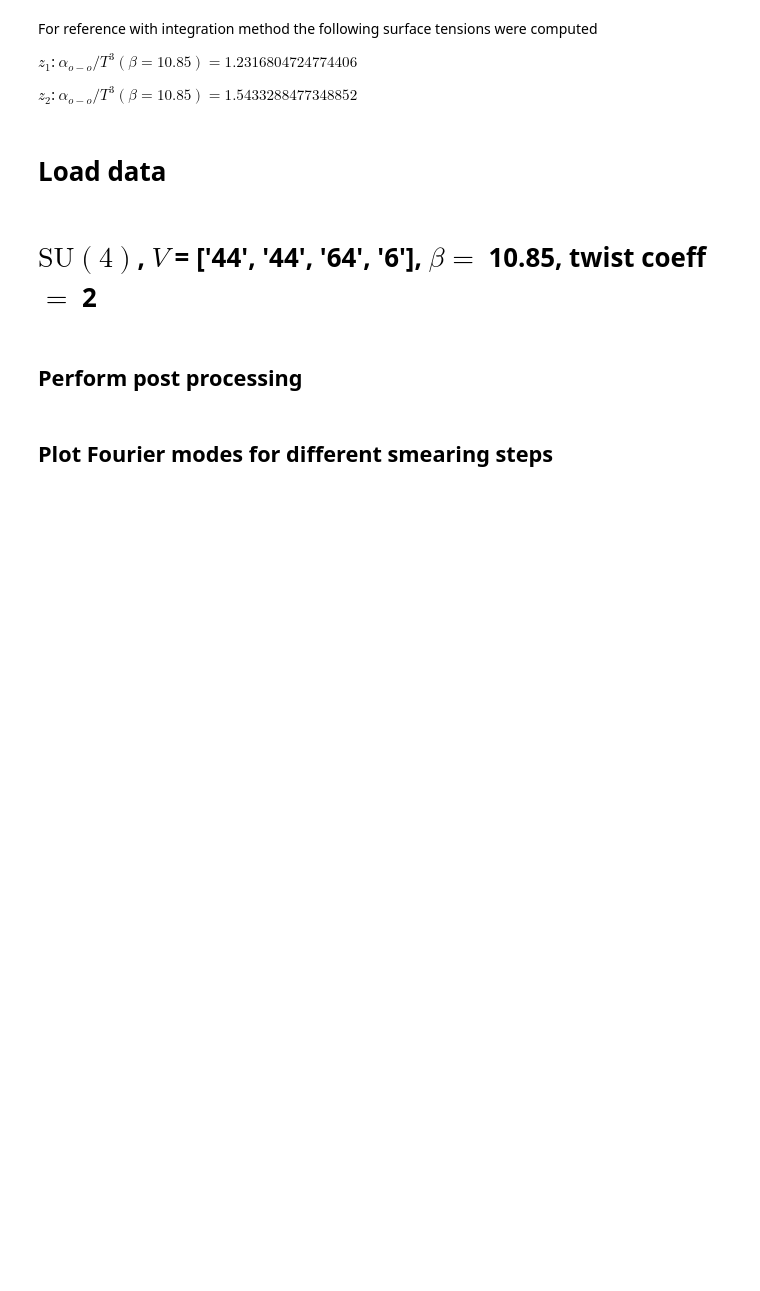
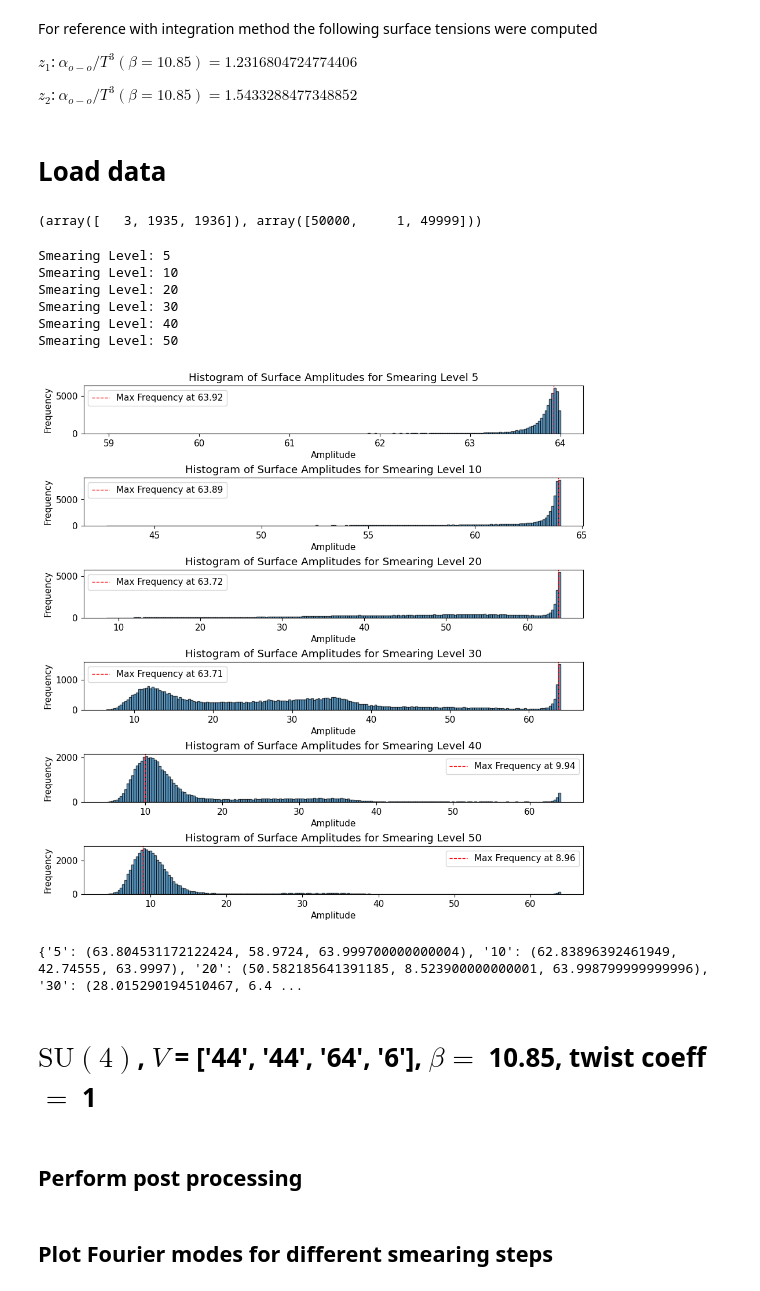
Before and after one commit to Haaaaron/SUN_twist_python_analysis, a Jupyter notebook: notebooks/SUN_compute_fourier_modes.ipynb, the cells around one changed output. Drawn from its saved outputs; the diff is of its cells as text; code cells hidden in the pictures; blank space fills up the shorter version.

```diff
--- a/notebooks/SUN_compute_fourier_modes.ipynb
+++ b/notebooks/SUN_compute_fourier_modes.ipynb
@@ -19,26 +20,49 @@ $z_1$: $\alpha_{o-o} / T^3(\beta=10.85) = 1.2316804724774406$
 $z_2$: $\alpha_{o-o} / T^3(\beta=10.85) = 1.5433288477348852$
 # %% [markdown]
 # Load data
+# %%
+from modules.globals import folder_names
+choose_folder = 11
+smooth_surfaces = {}
+folder = folder_names[choose_folder-1]
+files = glob.glob(os.path.join(folder, "surface_smooth_*"))
+for file in files:
+    file_name = file.split("/")[-1]
+    smearing_level = file_name.split("_")[-1]
+    volume, surface_smooth = read_and_write.read_surface_data(folder, file_name)
+    smooth_surfaces[smearing_level] = surface_smooth
+smooth_surfaces = dict(sorted(smooth_surfaces.items(), key=lambda item: int(item[0])))
+# %%
+np.unique([np.shape(instance) for instance in smooth_surfaces["10"]],return_counts=True)
+# %% [output]
+(array([   3, 1935, 1936]), array([50000,     1, 49999]))
+# %%
+indices = sf.surface_amplitudes(smooth_surfaces=smooth_surfaces,return_threshold=None,plot_histogram=True,thermalization=1000)
+# %% [output]
+Smearing Level: 5
+Smearing Level: 10
+Smearing Level: 20
+Smearing Level: 30
+Smearing Level: 40
+Smearing Level: 50
+[figure, added]
+{'5': (63.804531172122424, 58.9724, 63.999700000000004), '10': (62.83896392461949, 42.74555, 63.9997), '20': (50.582185641391185, 8.523900000000001, 63.998799999999996), '30': (28.015290194510467, 6.4 ...
 # %%
-folder_names = ["../data/output-measure-surface/su4-36-36-48-6",
-                "../data/output-measure-surface/su4-44-44-64-6/beta-12-twist-2",
-                "../data/output-measure-surface/su4-44-44-64-6/beta-10.9-twist-2",
-                "../data/output-measure-surface/su4-44-44-64-6/beta-10.85-twist-1",
-                "../data/output-measure-surface/su4-44-44-64-6/beta-10.85-twist-2"]
-choose_folder = 5
+from modules.globals import folder_names
+
+choose_folder = 11
 fourier_profiles = {}
 folder = folder_names[choose_folder-1]
 files = glob.glob(os.path.join(folder, "fourier_profile_*"))
 for file in files:
     file_name = file.split("/")[-1]
     smearing_level = file_name.split("_")[-1]
-    volume, fourier_profile = read_and_write.read_surface_data(folder, file_name)
+    volume, modes, fourier_profile = read_and_write.read_fourier_profile(folder,file_name=file_name)
     fourier_profiles[smearing_level] = fourier_profile
 fourier_profiles = dict(sorted(fourier_profiles.items(), key=lambda item: int(item[0])))
+utility.display_markdown_title(folder)
+# %% [output]
+# $\text{SU}(4)$, $V$ = ['44', '44', '64', '6'], $\beta=$ 10.85, twist coeff $=$ 1
-# %%
-utility.display_markdown_title(folder)
-# %% [output]
-# $\text{SU}(4)$, $V$ = ['44', '44', '64', '6'], $\beta=$ 10.85, twist coeff $=$ 2
 # %% [markdown]
 ## Perform post processing
 # %%
```
Also changed, not shown: parts of 4 cells of this notebook, 14 other files.
